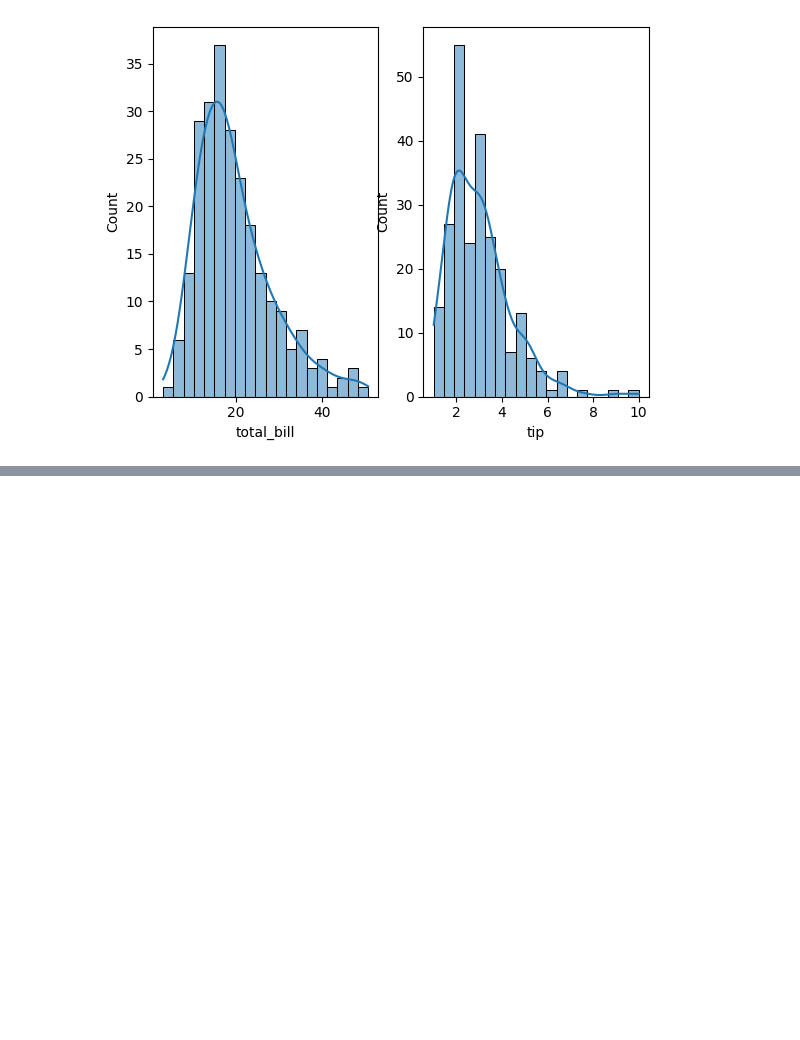
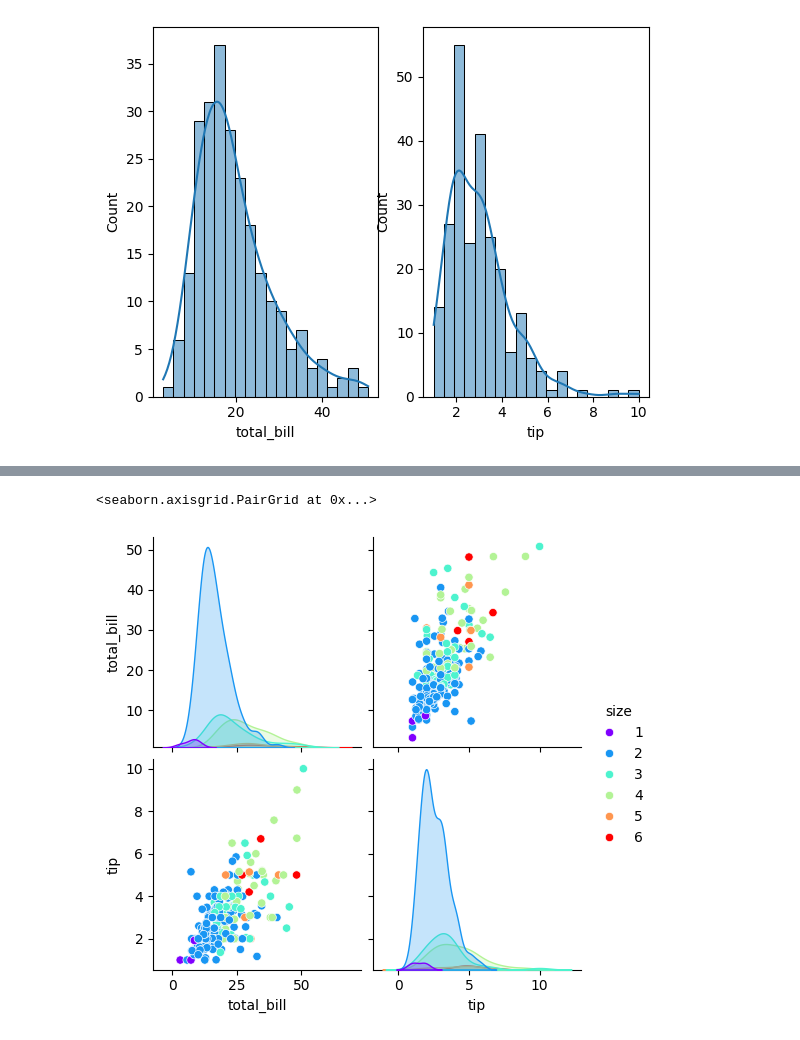
Before and after one commit to v0idheaven/Fundamentals-of-Machine-Learning, a Jupyter notebook: Data-Visualization/2-Distributionplot.ipynb, the cells around one changed output, grey strips where cells are left out. Drawn from its saved outputs; the diff is of its cells as text; code cells hidden in the pictures; blank space fills up the shorter version.

```diff
--- a/Data-Visualization/2-Distributionplot.ipynb
+++ b/Data-Visualization/2-Distributionplot.ipynb
@@ -42,0 +53,5 @@ sns.histplot(df['tip'],bins = 20, kde = True)
+# %%
+sns.pairplot(df,hue='size',palette='rainbow')
+# %% [output]
+<seaborn.axisgrid.PairGrid at 0x...>
+[figure, added]
```
Also changed, not shown: parts of 3 cells of this notebook.
